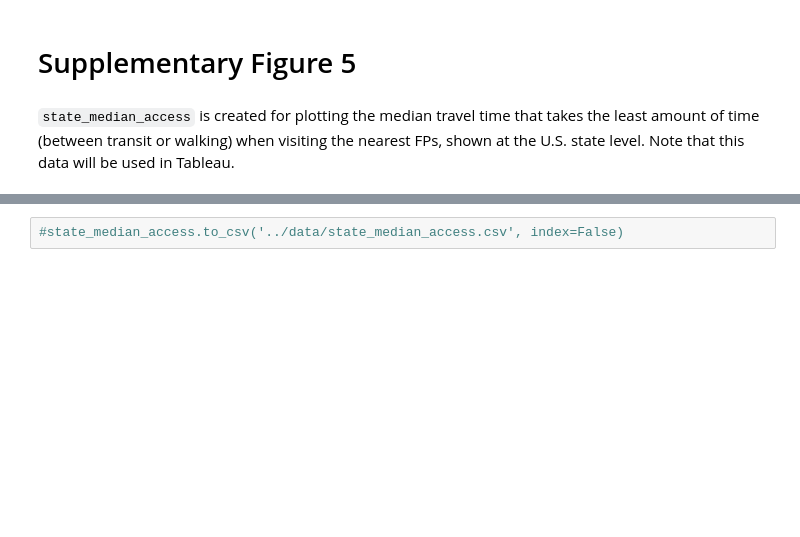
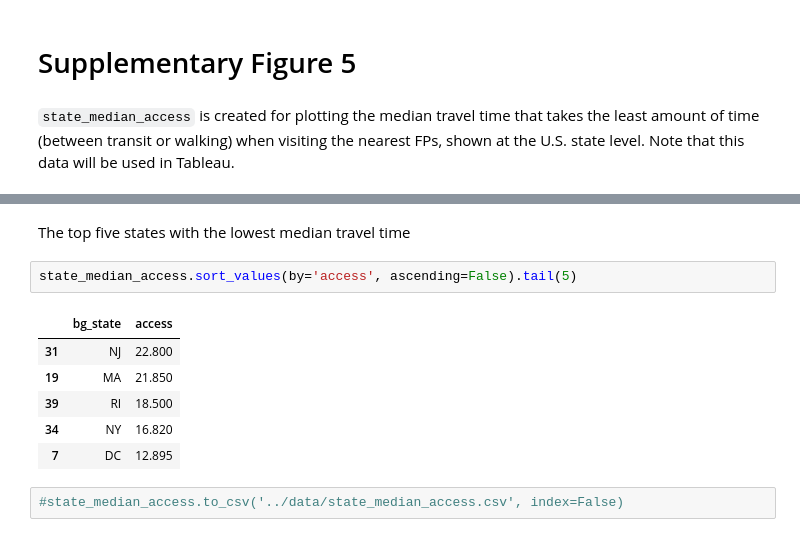
Before and after one commit to mimn97/pantry-research, a Jupyter notebook: notebooks/supp_material.ipynb, the cells around one changed output, grey strips where cells are left out. Drawn from its saved outputs; the diff is of its cells as text; blank space fills up the shorter version.

```diff
--- a/notebooks/supp_material.ipynb
+++ b/notebooks/supp_material.ipynb
@@ -557,2 +554,13 @@ state_median_access
+# %% [markdown]
+The top five states with the lowest median travel time
+# %%
+state_median_access.sort_values(by='access', ascending=False).tail(5)
+# %% [output]
+|  | bg_state | access |
+| 31 | NJ | 22.800 |
+| 19 | MA | 21.850 |
+| 39 | RI | 18.500 |
+| 34 | NY | 16.820 |
+| 7 | DC | 12.895 |
 # %%
 #state_median_access.to_csv('../data/state_median_access.csv', index=False)
```
Also changed, not shown: parts of 9 cells of this notebook, 1 other file.
